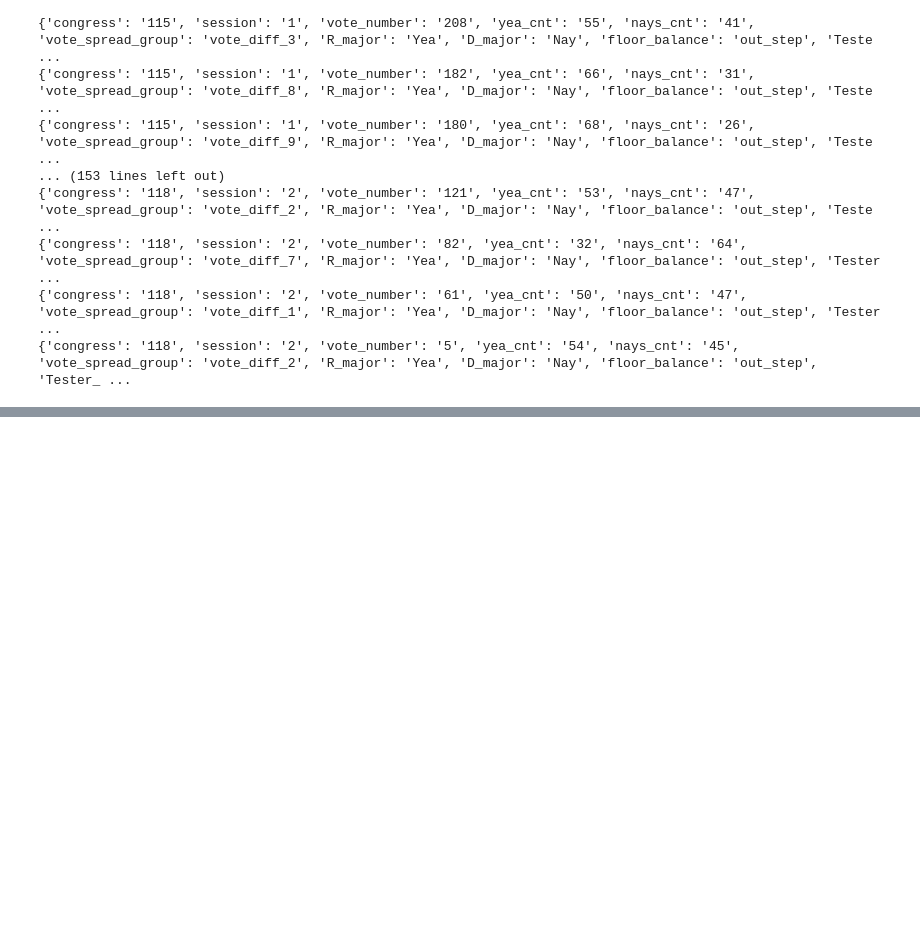
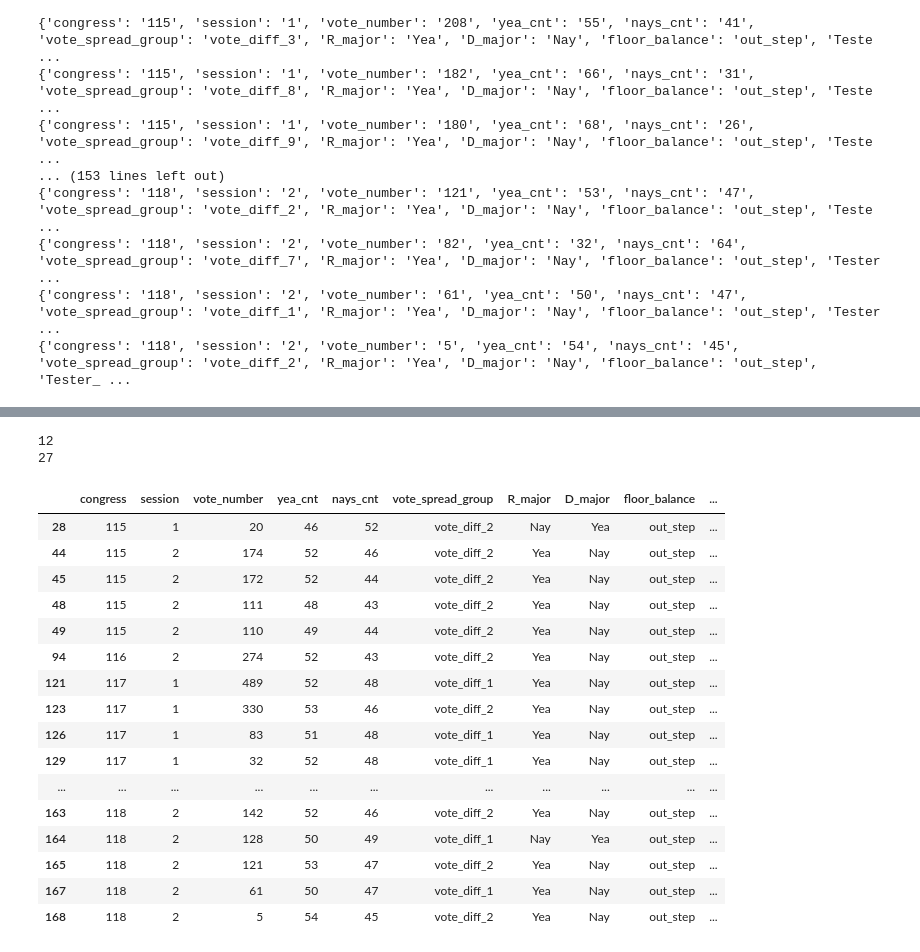
Before and after one commit to sledhead/simple_python, a Jupyter notebook: webpage_scrapv2.ipynb, the cells around one changed output, grey strips where cells are left out. Saved outputs shown, nothing was run; the diff lists cells and outputs as text; code cells hidden in the pictures; blank space fills up the shorter version.

```diff
--- a/webpage_scrapv2.ipynb
+++ b/webpage_scrapv2.ipynb
@@ -1179,3 +1179,6 @@ for each_tester in how_Tester_A:
 {'congress': '118', 'session': '2', 'vote_number': '82', 'yea_cnt': '32', 'nays_cnt': '64', 'vote_spread_group': 'vote_diff_7', 'R_major': 'Yea', 'D_major': 'Nay', 'floor_balance': 'out_step', 'Tester ...
 {'congress': '118', 'session': '2', 'vote_number': '61', 'yea_cnt': '50', 'nays_cnt': '47', 'vote_spread_group': 'vote_diff_1', 'R_major': 'Yea', 'D_major': 'Nay', 'floor_balance': 'out_step', 'Tester ...
 {'congress': '118', 'session': '2', 'vote_number': '5', 'yea_cnt': '54', 'nays_cnt': '45', 'vote_spread_group': 'vote_diff_2', 'R_major': 'Yea', 'D_major': 'Nay', 'floor_balance': 'out_step', 'Tester_ ...
+# %%
+tester_df = pd.DataFrame(how_Tester_A)
+display(tester_df)
@@ -1181,0 +1213,33 @@ for each_tester in how_Tester_A:
+# %%
+tester_df_filter = tester_df[tester_df.vote_spread_group == 'vote_diff_1']
+tester_df_filter2 = tester_df[tester_df['vote_spread_group'].isin(['vote_diff_1'])]
+
+
+
+tester_df_filter2 = tester_df[tester_df['vote_spread_group'].isin(['vote_diff_1','vote_diff_2'])]
+
+print(len(tester_df_filter))
+print(len(tester_df_filter2))
+# %% [output]
+12
+27
+# %%
+display(tester_df_filter2)
+# %% [output]
+|  | congress | session | vote_number | yea_cnt | nays_cnt | vote_spread_group | R_major | D_major | floor_balance | ... |
+| 28 | 115 | 1 | 20 | 46 | 52 | vote_diff_2 | Nay | Yea | out_step | ... |
+| 44 | 115 | 2 | 174 | 52 | 46 | vote_diff_2 | Yea | Nay | out_step | ... |
+| 45 | 115 | 2 | 172 | 52 | 44 | vote_diff_2 | Yea | Nay | out_step | ... |
+| 48 | 115 | 2 | 111 | 48 | 43 | vote_diff_2 | Yea | Nay | out_step | ... |
+| 49 | 115 | 2 | 110 | 49 | 44 | vote_diff_2 | Yea | Nay | out_step | ... |
+| 94 | 116 | 2 | 274 | 52 | 43 | vote_diff_2 | Yea | Nay | out_step | ... |
+| 121 | 117 | 1 | 489 | 52 | 48 | vote_diff_1 | Yea | Nay | out_step | ... |
+| 123 | 117 | 1 | 330 | 53 | 46 | vote_diff_2 | Yea | Nay | out_step | ... |
+| 126 | 117 | 1 | 83 | 51 | 48 | vote_diff_1 | Yea | Nay | out_step | ... |
+| 129 | 117 | 1 | 32 | 52 | 48 | vote_diff_1 | Yea | Nay | out_step | ... |
+| ... | ... | ... | ... | ... | ... | ... | ... | ... | ... | ... |
+| 163 | 118 | 2 | 142 | 52 | 46 | vote_diff_2 | Yea | Nay | out_step | ... |
+| 164 | 118 | 2 | 128 | 50 | 49 | vote_diff_1 | Nay | Yea | out_step | ... |
+| 165 | 118 | 2 | 121 | 53 | 47 | vote_diff_2 | Yea | Nay | out_step | ... |
+| 167 | 118 | 2 | 61 | 50 | 47 | vote_diff_1 | Yea | Nay | out_step | ... |
+| 168 | 118 | 2 | 5 | 54 | 45 | vote_diff_2 | Yea | Nay | out_step | ... |
```
Also changed, not shown: parts of 2 cells of this notebook.
